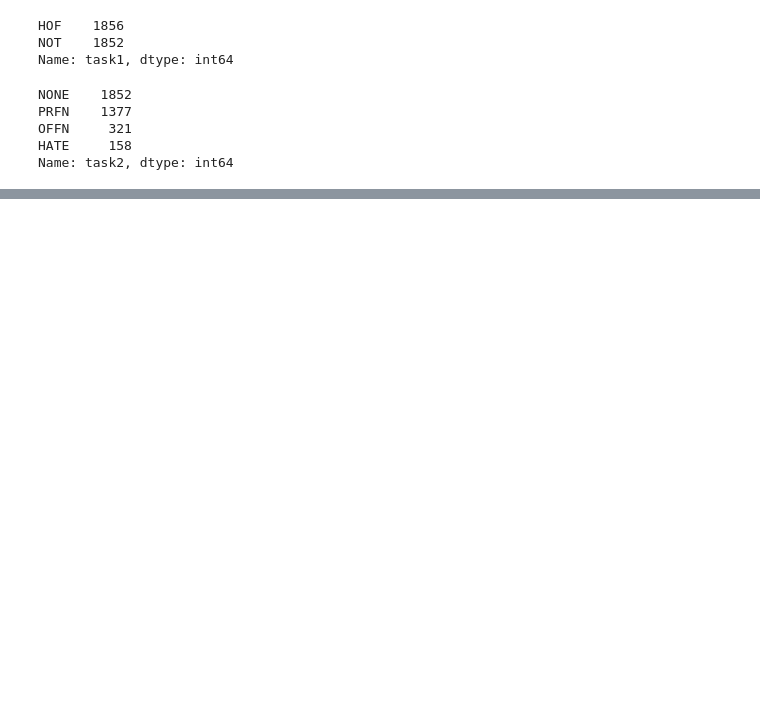
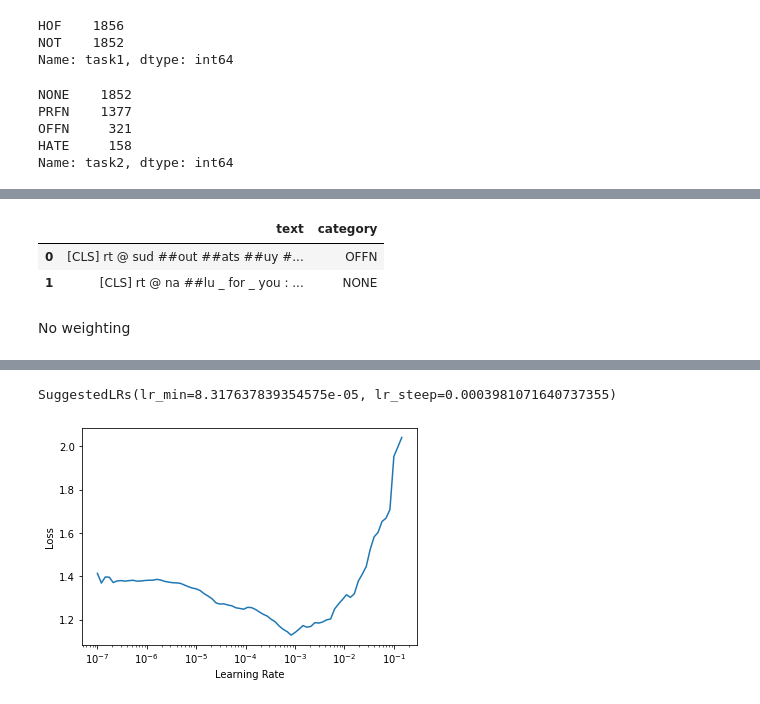
Before and after one commit to tezike/Hasoc, a Jupyter notebook: nbs/main.ipynb, the cells around one changed output, grey strips where cells are left out. Saved outputs shown, nothing was run; the diff lists cells and outputs as text; code cells hidden in the pictures; blank space fills up the shorter version.

Commit message:
finished task1 and 2 baselines

```diff
--- a/nbs/main.ipynb
+++ b/nbs/main.ipynb
@@ -106,0 +117,3 @@ learn.validate()
+# %%
+#export
+dsets = Datasets(df, tfms=[tfms, [attrgetter('task2'), Categorize()]], splits=splits, dl_type=SortedDL)
@@ -106,0 +122,22 @@ learn.validate()
+# %%
+#export
+dls_clas = dsets.dataloaders(bs=56, val_bs=144, before_batch=[pad], seq_len=MAX_SEQ_LEN)
+# %%
+#export
+dls_clas.show_batch(max_n=2)
+# %% [output]
+|  | text | category |
+| 0 | [CLS] rt @ sud ##out ##ats ##uy #... | OFFN |
+| 1 | [CLS] rt @ na ##lu _ for _ you : ... | NONE |
+# %%
+#export
+modeller = model.HasocModel(out_feat=dsets.c)
+# %% [markdown]
+No weighting
+# %%
+#export
+learn = Learner(dls_clas, modeller.to(device), metrics=[accuracy, F1Score(average='macro')], drop_mult=0.3, device=device, loss_func=CrossEntropyLossFlat())
+# %%
+#export
+learn.lr_find()
+# %% [output]
@@ -106,0 +145,2 @@ learn.validate()
+SuggestedLRs(lr_min=8.317637839354575e-05, lr_steep=0.0003981071640737355)
+[figure, added]
```
Also changed, not shown: parts of 20 cells of this notebook, 7 other files.
